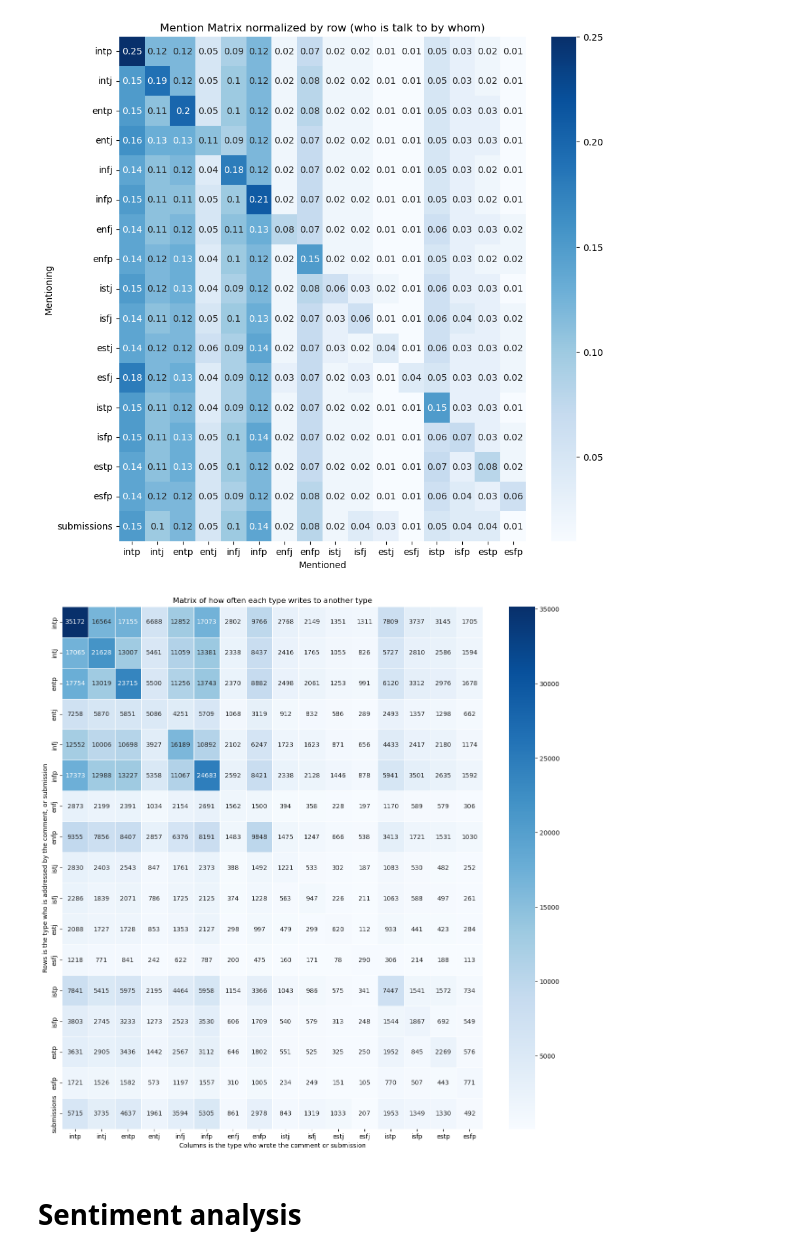
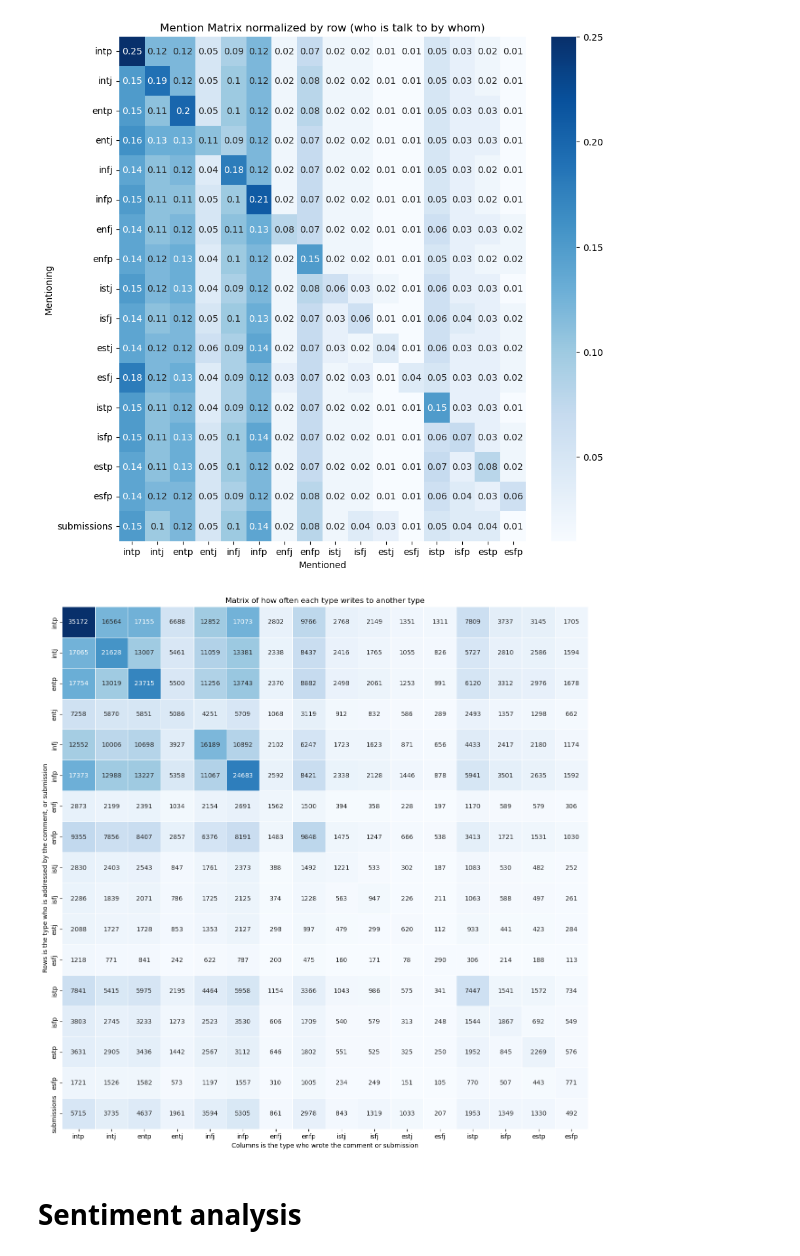
Before and after one commit to luchsonice/MBTI, a Jupyter notebook: 4_text_anlysis_graph.ipynb, the cells around one changed output. Cells and saved outputs as stored; diff of their text form; code cells hidden in the pictures.

Commit message:
New plot

```diff
--- a/4_text_anlysis_graph.ipynb
+++ b/4_text_anlysis_graph.ipynb
@@ -109,17 +109,17 @@ plt.show()
 # %%
 mention_matrix = pd.DataFrame.from_dict(mention_dict)
 
 #normalize by column and round to 2 decimal places
 
 plt.figure(figsize=(15,15))
-sns.heatmap(mention_matrix, annot=True, fmt='g', cmap='Blues',linewidth=.5)
+sns.heatmap(mention_matrix, annot=True, fmt='g', cmap='Blues',linewidth=.5,cbar=False)
 plt.title('Matrix of how often each type writes to another type')
 plt.ylabel('Rows is the type who is addressed by the comment, or submission')
 plt.xlabel('Columns is the type who wrote the comment or submission')
 
 plt.show()
 # %% [output]
-[figure, old version]
+[figure, new version]
 # %% [markdown]
 # Sentiment analysis
 # %%
```
Also changed, not shown: parts of 5 cells of this notebook, 2 other files.
